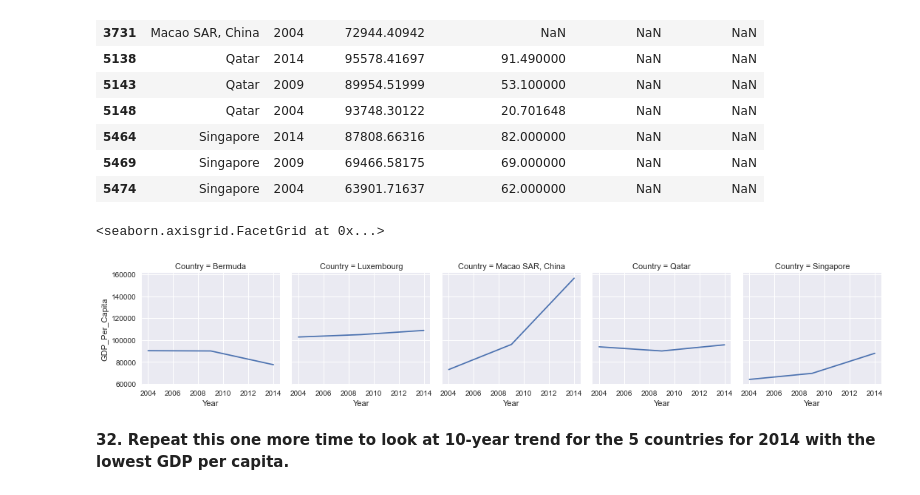
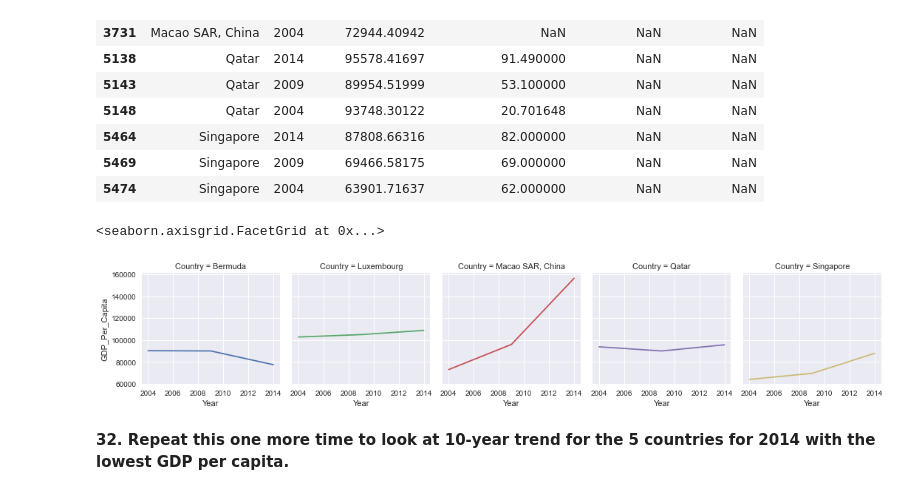
Before and after one commit to NSS-Data-Analytics-Cohort-7/gdp-and-internet-usage-sarahmissimer, a Jupyter notebook: Notebook/GDP and Internet Usage - Sarah Missimer.ipynb, the cells around one changed output. Drawn from its saved outputs; the diff is of its cells as text; code cells hidden in the pictures.

```diff
--- a/Notebook/GDP and Internet Usage - Sarah Missimer.ipynb
+++ b/Notebook/GDP and Internet Usage - Sarah Missimer.ipynb
@@ -651,11 +714,11 @@ top_5_gdp
 | 5474 | Singapore | 2004 | 63901.71637 | 62.000000 | NaN | NaN |
 # %%
 #step 4: create a facetgrid showing the above information
-h = sns.FacetGrid(top_5_gdp, col='Country')
+h = sns.FacetGrid(top_5_gdp, col='Country', hue='Country')
 h.map_dataframe(sns.lineplot, x='Year', y='GDP_Per_Capita')
 # %% [output]
 <seaborn.axisgrid.FacetGrid at 0x...>
-[figure, old version]
+[figure, new version]
 # %% [markdown]
 <b> 32. Repeat this one more time to look at 10-year trend for the 5 countries for 2014 with the lowest GDP per capita. <b>
 # %%
```
Also changed, not shown: parts of 18 cells of this notebook.
